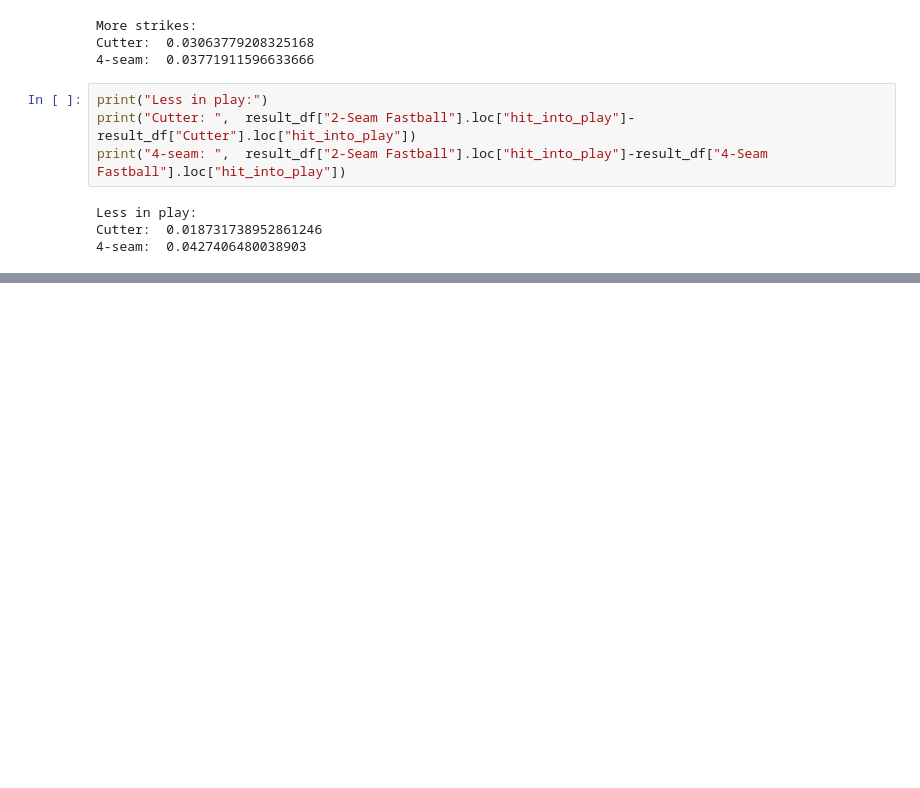
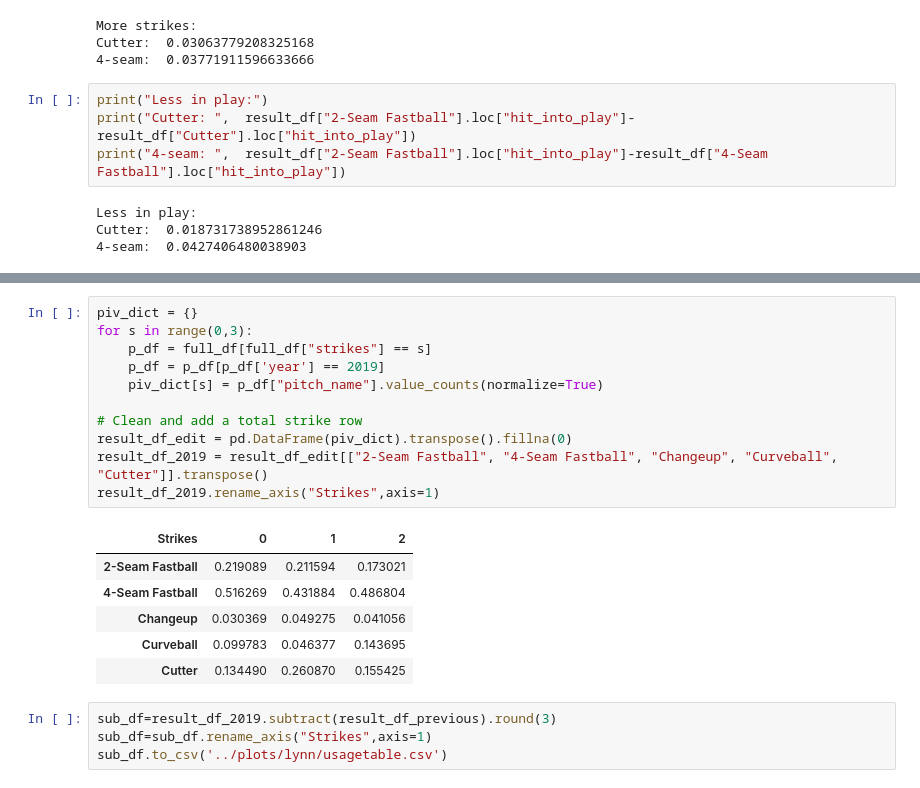
Before and after one commit to tjburch/baseball-studies, a Jupyter notebook: notebooks/LanceLynn2019.ipynb, the cells around one changed output, grey strips where cells are left out. Cells and saved outputs as stored; diff of their text form; blank space fills up the shorter version.

```diff
--- a/notebooks/LanceLynn2019.ipynb
+++ b/notebooks/LanceLynn2019.ipynb
@@ -216,0 +238,22 @@ Cutter:  0.018731738952861246
+# %%
+piv_dict = {}
+for s in range(0,3):
+    p_df = full_df[full_df["strikes"] == s]
+    p_df = p_df[p_df['year'] == 2019]
+    piv_dict[s] = p_df["pitch_name"].value_counts(normalize=True)
+
+# Clean and add a total strike row
+result_df_edit = pd.DataFrame(piv_dict).transpose().fillna(0)
+result_df_2019 = result_df_edit[["2-Seam Fastball", "4-Seam Fastball", "Changeup", "Curveball", "Cutter"]].transpose()
+result_df_2019.rename_axis("Strikes",axis=1)
+# %% [output]
+| Strikes | 0 | 1 | 2 |
+| 2-Seam Fastball | 0.219089 | 0.211594 | 0.173021 |
+| 4-Seam Fastball | 0.516269 | 0.431884 | 0.486804 |
+| Changeup | 0.030369 | 0.049275 | 0.041056 |
+| Curveball | 0.099783 | 0.046377 | 0.143695 |
+| Cutter | 0.134490 | 0.260870 | 0.155425 |
+# %%
+sub_df=result_df_2019.subtract(result_df_previous).round(3)
+sub_df=sub_df.rename_axis("Strikes",axis=1)
+sub_df.to_csv('../plots/lynn/usagetable.csv')
```
Also changed, not shown: parts of 2 cells of this notebook.
